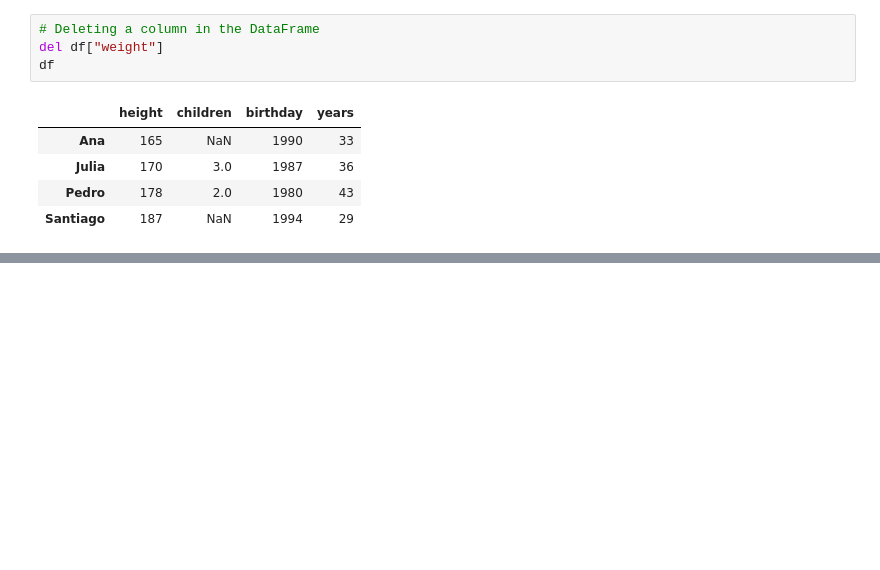
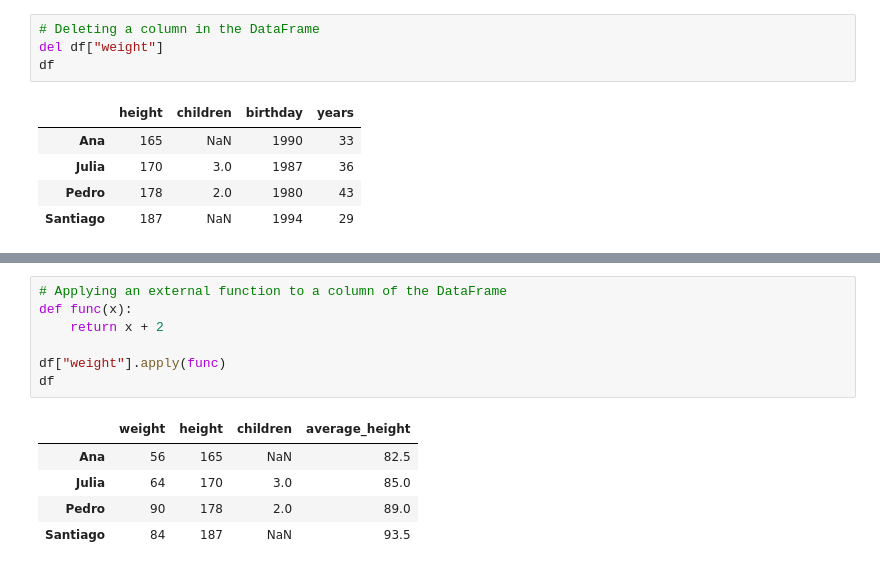
Before and after one commit to JonatanBadillo/Deep-Learning-and-AI, a Jupyter notebook: Introduction to Pandas/Introduction to Pandas.ipynb, the cells around one changed output, grey strips where cells are left out. Saved outputs shown, nothing was run; the diff lists cells and outputs as text; blank space fills up the shorter version.

```diff
--- a/Introduction to Pandas/Introduction to Pandas.ipynb
+++ b/Introduction to Pandas/Introduction to Pandas.ipynb
@@ -340,0 +395,13 @@ df_mod = df.drop()
+# %%
+# Applying an external function to a column of the DataFrame
+def func(x):
+    return x + 2
+
+df["weight"].apply(func)
+df
+# %% [output]
+|  | weight | height | children | average_height |
+| Ana | 56 | 165 | NaN | 82.5 |
+| Julia | 64 | 170 | 3.0 | 85.0 |
+| Pedro | 90 | 178 | 2.0 | 89.0 |
+| Santiago | 84 | 187 | NaN | 93.5 |
```
Also changed, not shown: parts of 6 cells of this notebook.
